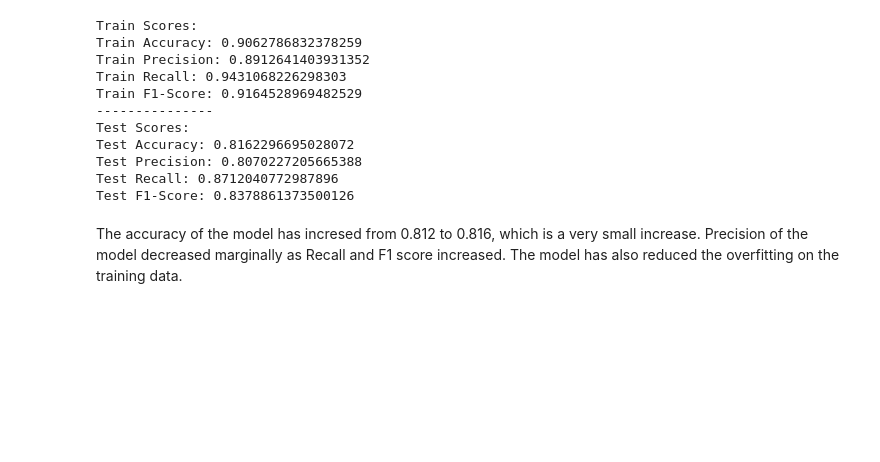
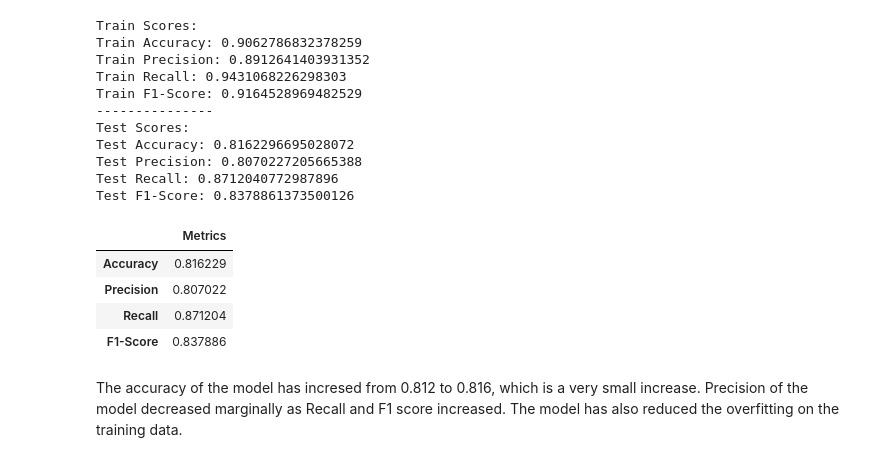
Before and after one commit to moseskuriia/TanzanianWaterWells, a Jupyter notebook: TanzanianWaterWells.ipynb, the cells around one changed output. Saved outputs shown, nothing was run; the diff lists cells and outputs as text; code cells hidden in the pictures; blank space fills up the shorter version.

```diff
--- a/TanzanianWaterWells.ipynb
+++ b/TanzanianWaterWells.ipynb
@@ -1092,3 +1093,19 @@ Test Accuracy: 0.8162296695028072
 Test Precision: 0.8070227205665388
 Test Recall: 0.8712040772987896
 Test F1-Score: 0.8378861373500126
+# %%
+#creating table with metrics for export
+report = {"Accuracy": 0.816229,
+"Precision": 0.807022,
+"Recall": 0.871204,
+"F1-Score": 0.837886}
+df = pd.DataFrame(report.values(), index = report.keys())
+df.set_axis(['Metrics'], axis = 'columns', inplace = True)
+df_styled = df.style.background_gradient()
+df_styled
+# %% [output]
+|  | Metrics |
+| Accuracy | 0.816229 |
+| Precision | 0.807022 |
+| Recall | 0.871204 |
+| F1-Score | 0.837886 |
```
Also changed, not shown: parts of 13 cells of this notebook, 4 other files.
